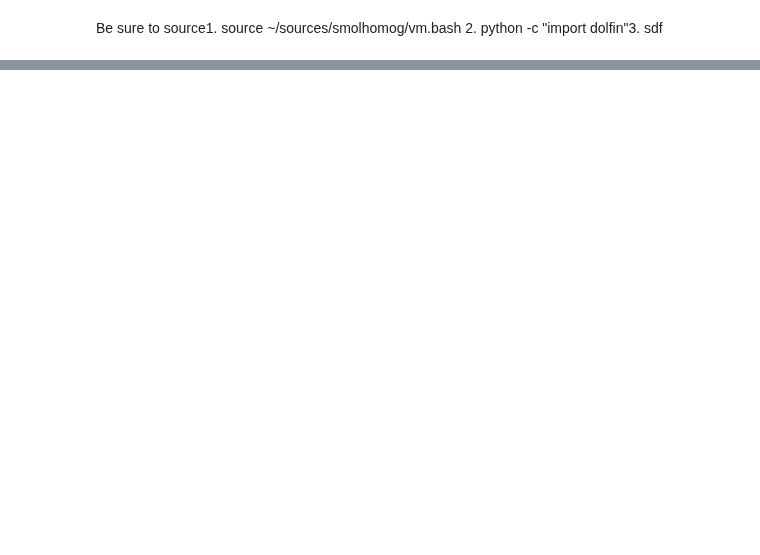
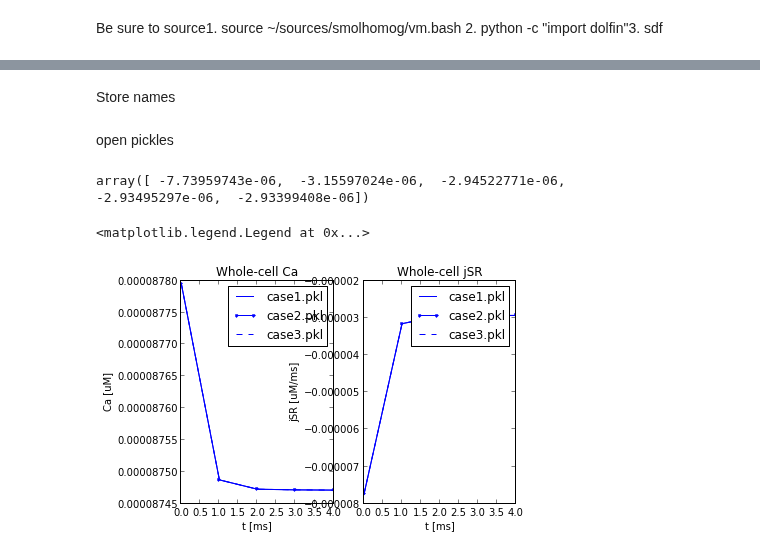
Before and after one commit to huskeypm/wholecell, a Jupyter notebook: gotranfenics.ipynb, the cells around one changed output, grey strips where cells are left out. Saved outputs shown, nothing was run; the diff lists cells and outputs as text; code cells hidden in the pictures; blank space fills up the shorter version.

Commit message:
generalized runner a bit to grab indices defined in separate.py some data passing/pickle writing to tempalteGotran adding in additional plots for gotranfenics file (for biophys meeting)

```diff
--- a/gotranfenics.ipynb
+++ b/gotranfenics.ipynb
@@ -34,0 +33,2 @@ import sys## Revisions#       10.08.10 inception#if __name__ == "__main__":  imp
+# %% [markdown]
+Store names
@@ -34,0 +37,2 @@ import sys## Revisions#       10.08.10 inception#if __name__ == "__main__":  imp
+# %% [markdown]
+open pickles
@@ -34,0 +41,9 @@ import sys## Revisions#       10.08.10 inception#if __name__ == "__main__":  imp
+# %%
+cases[0].jSRs
+# %% [output]
+array([ -7.73959743e-06,  -3.15597024e-06,  -2.94522771e-06,        -2.93495297e-06,  -2.93399408e-06])
+# %%
+plt.figure()# casplt.subplot(121)plt.title("Whole-cell Ca")plt.ylabel("Ca [uM]") plt.xlabel("t [ms]") plt.plot(cases[0].cs,'b-',label=cases[0].pickleName)plt.plot(cases[1].cs,'b.-',label=cases[1].pickleName)plt.plot(cases[2].cs,'b--',label=cases[2].pickleName)plt.legend()# jSR plt.subplot(122)plt.title("Whole-cell jSR")plt.ylabel("jSR [uM/ms]") plt.xlabel("t [ms]") plt.plot(cases[0].jSRs,'b-',label=cases[0].pickleName)plt.plot(cases[1].jSRs,'b.-',label=cases[1].pickleName)plt.plot(cases[2].jSRs,'b--',label=cases[2].pickleName)plt.legend()
+# %% [output]
+<matplotlib.legend.Legend at 0x...>
+[figure, added]
```
Also changed, not shown: parts of 25 cells of this notebook, 3 other files.
